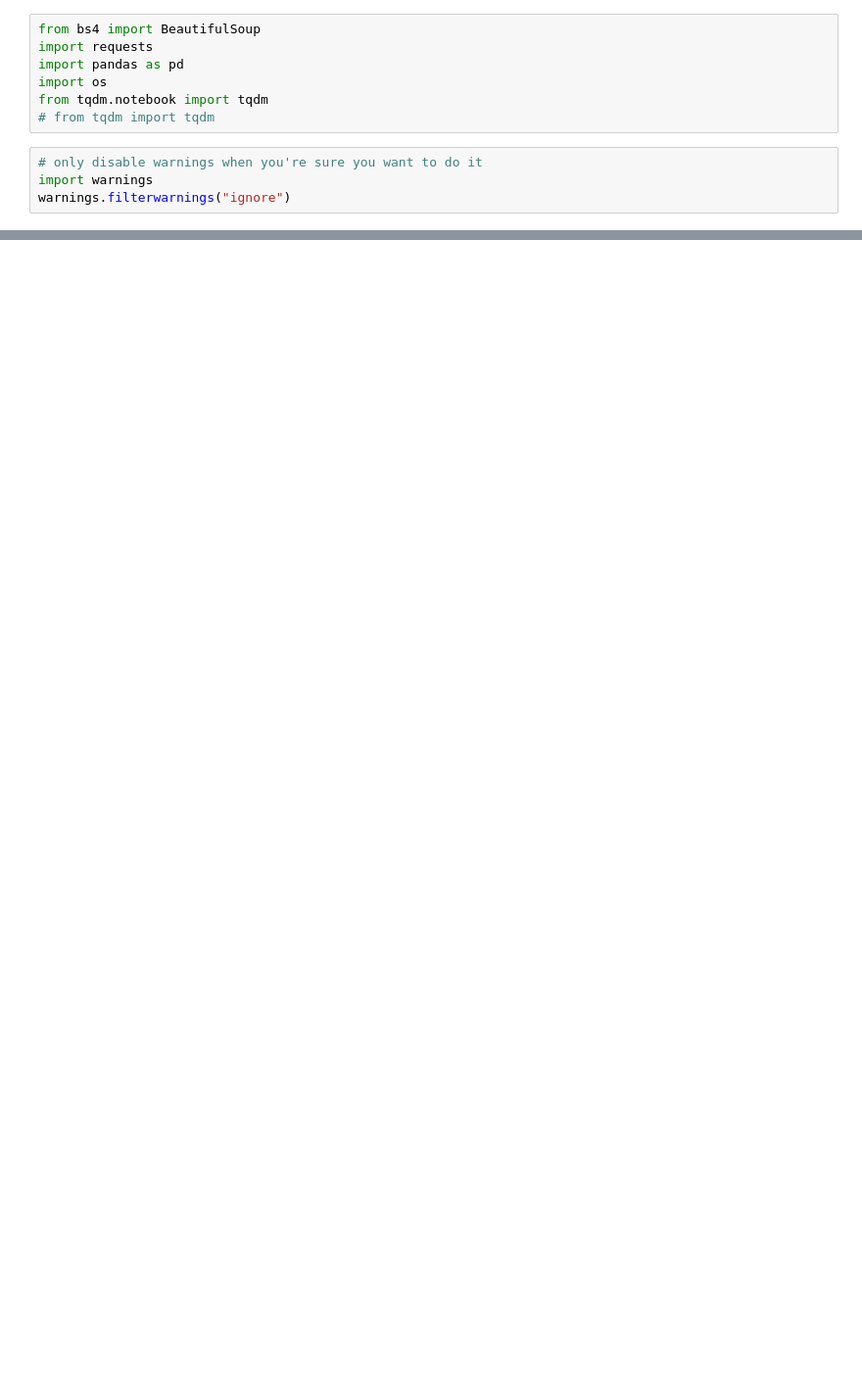
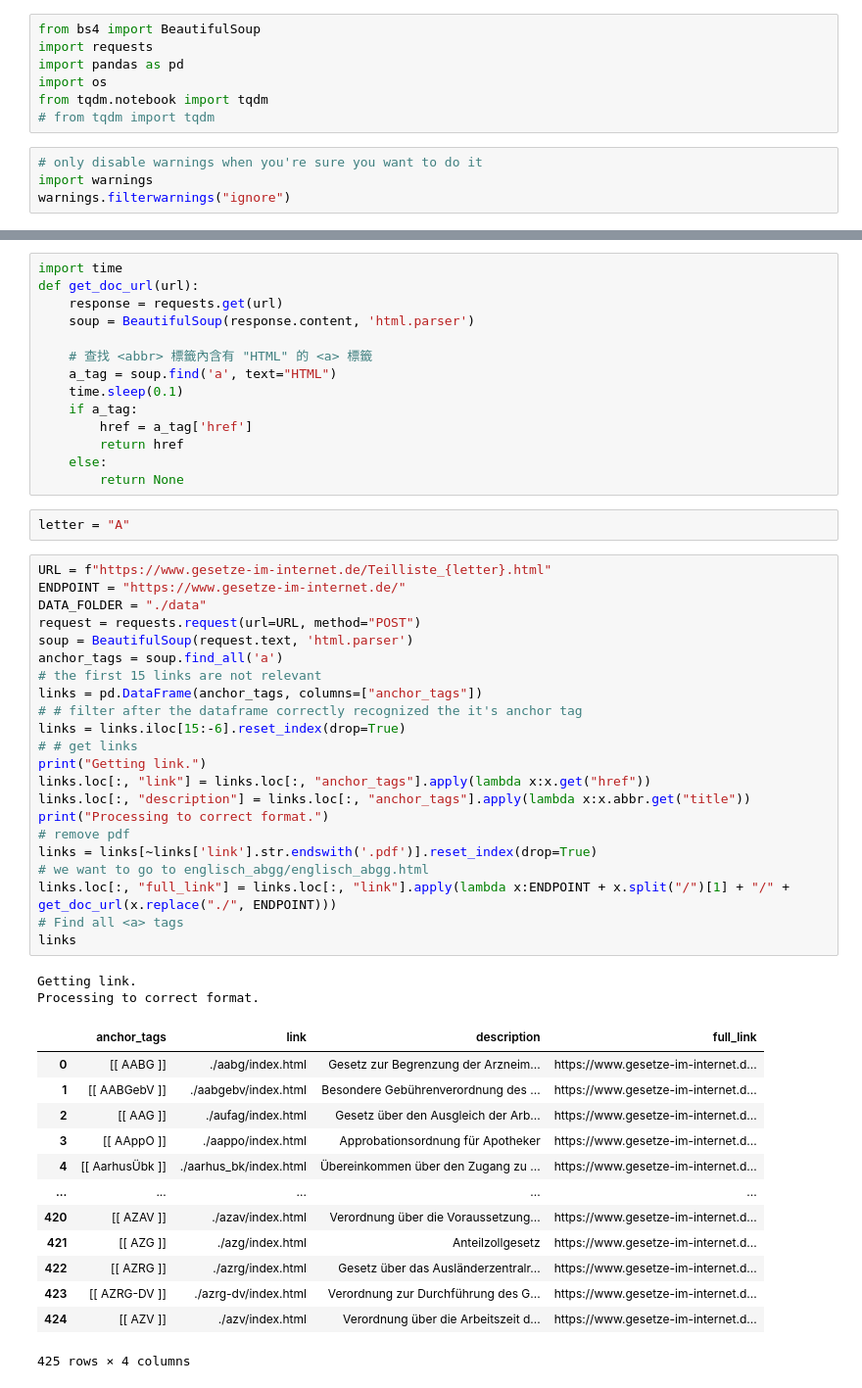
Before and after one commit to AustinChen123/LawGPT, a Jupyter notebook: crawler.ipynb, the cells around one changed output, grey strips where cells are left out. Shown: that part at 98% size. Drawn from its saved outputs; the diff is of its cells as text; blank space fills up the shorter version.

```diff
--- a/crawler.ipynb
+++ b/crawler.ipynb
@@ -164,0 +189,54 @@ Processing ZPO
+# %%
+import time
+def get_doc_url(url):
+    response = requests.get(url)
+    soup = BeautifulSoup(response.content, 'html.parser')
+
+    # 查找 <abbr> 標籤內含有 "HTML" 的 <a> 標籤
+    a_tag = soup.find('a', text="HTML")
+    time.sleep(0.1)
+    if a_tag:
+        href = a_tag['href']
+        return href
+    else:
+        return None
+# %%
+letter = "A"
+# %%
+URL = f"https://www.gesetze-im-internet.de/Teilliste_{letter}.html"
+ENDPOINT = "https://www.gesetze-im-internet.de/"
+DATA_FOLDER = "./data"
+request = requests.request(url=URL, method="POST")
+soup = BeautifulSoup(request.text, 'html.parser')
+anchor_tags = soup.find_all('a')
+# the first 15 links are not relevant
+links = pd.DataFrame(anchor_tags, columns=["anchor_tags"])
+# # filter after the dataframe correctly recognized the it's anchor tag
+links = links.iloc[15:-6].reset_index(drop=True)
+# # get links
+print("Getting link.")
+links.loc[:, "link"] = links.loc[:, "anchor_tags"].apply(lambda x:x.get("href"))
+links.loc[:, "description"] = links.loc[:, "anchor_tags"].apply(lambda x:x.abbr.get("title"))
+print("Processing to correct format.")
+# remove pdf
+links = links[~links['link'].str.endswith('.pdf')].reset_index(drop=True)
+# we want to go to englisch_abgg/englisch_abgg.html
+links.loc[:, "full_link"] = links.loc[:, "link"].apply(lambda x:ENDPOINT + x.split("/")[1] + "/" +  get_doc_url(x.replace("./", ENDPOINT)))
+# Find all <a> tags
+links
+# %% [output]
+Getting link.
+Processing to correct format.
+|  | anchor_tags | link | description | full_link |
+| 0 | [[ AABG ]] | ./aabg/index.html | Gesetz zur Begrenzung der Arzneim... | https://www.gesetze-im-internet.d... |
+| 1 | [[ AABGebV ]] | ./aabgebv/index.html | Besondere Gebührenverordnung des ... | https://www.gesetze-im-internet.d... |
+| 2 | [[ AAG ]] | ./aufag/index.html | Gesetz über den Ausgleich der Arb... | https://www.gesetze-im-internet.d... |
+| 3 | [[ AAppO ]] | ./aappo/index.html | Approbationsordnung für Apotheker | https://www.gesetze-im-internet.d... |
+| 4 | [[ AarhusÜbk ]] | ./aarhus_bk/index.html | Übereinkommen über den Zugang zu ... | https://www.gesetze-im-internet.d... |
+| ... | ... | ... | ... | ... |
+| 420 | [[ AZAV ]] | ./azav/index.html | Verordnung über die Voraussetzung... | https://www.gesetze-im-internet.d... |
+| 421 | [[ AZG ]] | ./azg/index.html | Anteilzollgesetz | https://www.gesetze-im-internet.d... |
+| 422 | [[ AZRG ]] | ./azrg/index.html | Gesetz über das Ausländerzentralr... | https://www.gesetze-im-internet.d... |
+| 423 | [[ AZRG-DV ]] | ./azrg-dv/index.html | Verordnung zur Durchführung des G... | https://www.gesetze-im-internet.d... |
+| 424 | [[ AZV ]] | ./azv/index.html | Verordnung über die Arbeitszeit d... | https://www.gesetze-im-internet.d... |
+425 rows × 4 columns
```
Also changed, not shown: parts of 8 cells of this notebook, 2 other files.
